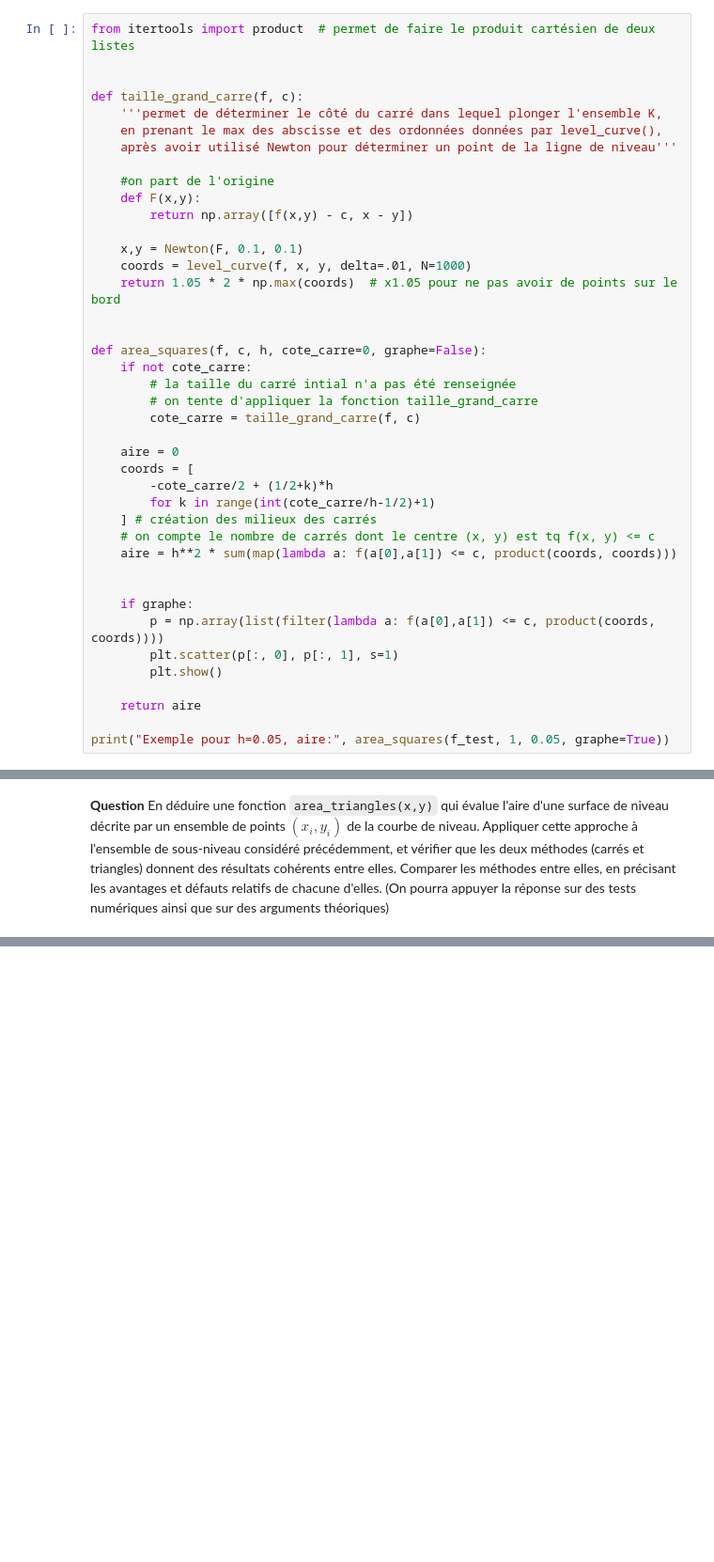
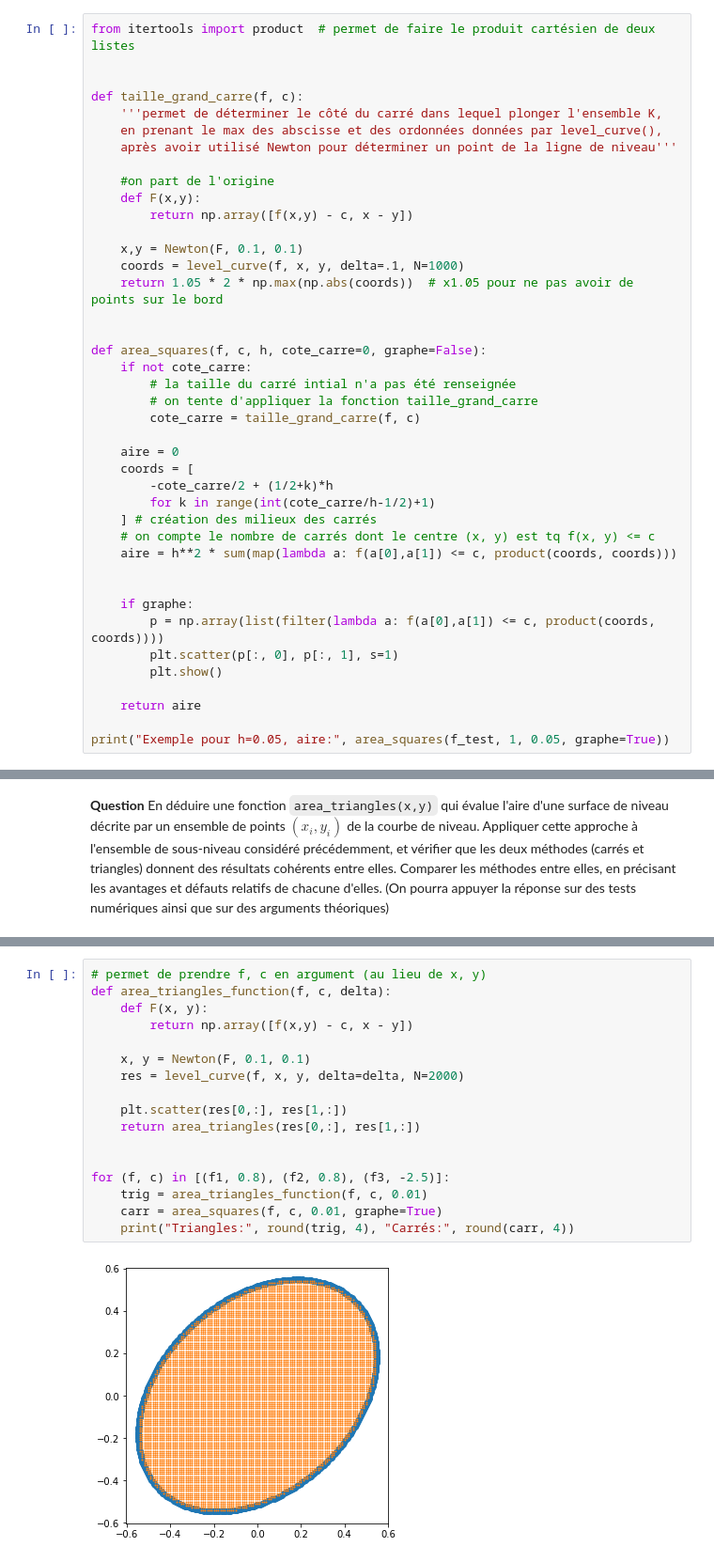
Before and after one commit to WatchfulCoder/projet-numerique-CD, a Jupyter notebook: projet-maths-info.ipynb, the cells around one changed output, grey strips where cells are left out. Shown: that part at 94% size. Drawn from its saved outputs; the diff is of its cells as text; blank space fills up the shorter version.

```diff
--- a/projet-maths-info.ipynb
+++ b/projet-maths-info.ipynb
@@ -447,8 +448,8 @@ def taille_grand_carre(f, c):
         return np.array([f(x,y) - c, x - y])
 
     x,y = Newton(F, 0.1, 0.1)
-    coords = level_curve(f, x, y, delta=.01, N=1000)
-    return 1.05 * 2 * np.max(coords)  # x1.05 pour ne pas avoir de points sur le bord
+    coords = level_curve(f, x, y, delta=.1, N=1000)
+    return 1.05 * 2 * np.max(np.abs(coords))  # x1.05 pour ne pas avoir de points sur le bord
 
 
 def area_squares(f, c, h, cote_carre=0, graphe=False):
@@ -674,0 +688,19 @@ print(area_triangles(x,y))
+# %%
+# permet de prendre f, c en argument (au lieu de x, y)
+def area_triangles_function(f, c, delta):
+    def F(x, y):
+        return np.array([f(x,y) - c, x - y])
+
+    x, y = Newton(F, 0.1, 0.1)
+    res = level_curve(f, x, y, delta=delta, N=2000)
+
+    plt.scatter(res[0,:], res[1,:])
+    return area_triangles(res[0,:], res[1,:])
+
+
+for (f, c) in [(f1, 0.8), (f2, 0.8), (f3, -2.5)]:
+    trig = area_triangles_function(f, c, 0.01)
+    carr = area_squares(f, c, 0.01, graphe=True)
+    print("Triangles:", round(trig, 4), "Carrés:", round(carr, 4))
+# %% [output]
+[figure, added]
```
Also changed, not shown: parts of 19 cells of this notebook.
